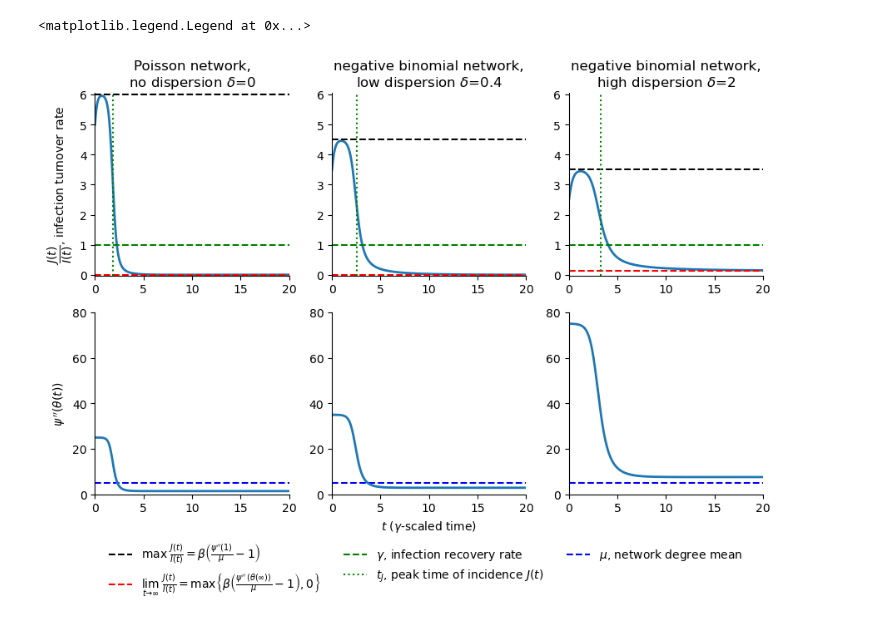
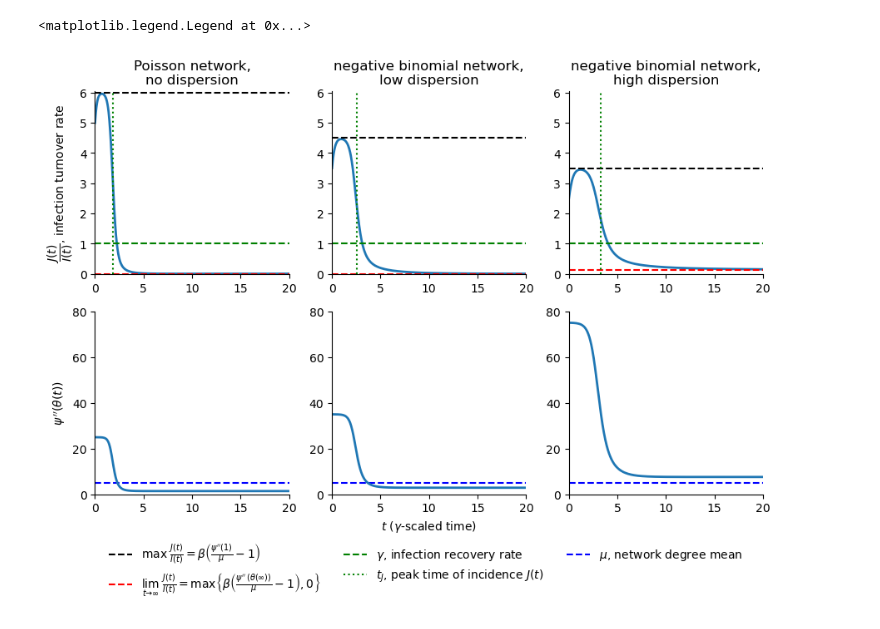
Before and after one commit to freedmanari/infected_degrees, a Jupyter notebook: network_epidemic.ipynb, the cells around one changed output. Cells and saved outputs as stored; diff of their text form; code cells hidden in the pictures.

```diff
--- a/network_epidemic.ipynb
+++ b/network_epidemic.ipynb
@@ -16,12 +16,11 @@ n = int(1e6)
 init = 100
 i0 = init / n
 mu = 5
-delta_no_dispersion = 0
-delta_low_dispersion = .4
-delta_high_dispersion = 2
-nu_no_dispersion = mu + delta_no_dispersion * mu**2
-nu_low_dispersion = mu + delta_low_dispersion * mu**2
-nu_high_dispersion = mu + delta_high_dispersion * mu**2
+k_low_dispersion = 2.5 #dispersion parameter
+k_high_dispersion = .5 #dispersion parameter
+nu_no_dispersion = mu
+nu_low_dispersion = mu + 1/k_low_dispersion * mu**2
+nu_high_dispersion = mu + 1/k_high_dispersion * mu**2
 R0 = 3
 gamma = 1
 
@@ -1429,7 +1331,7 @@ ax[0,0].spines['top'].set_visible(False)
 ax[0,0].spines['right'].set_visible(False)
 ax[0,0].set_xlim(0,20)
 ax[0,0].set_ylim(-.02,6.05)
-ax[0,0].set_title('Poisson network,\nno dispersion '+r'$\delta$=0')
+ax[0,0].set_title('Poisson network,\nno dispersion')
 ax[0,0].set_ylabel(r'$\dfrac{J(t)}{I(t)}$, infection turnover rate')
 
 ax[1,0].axhline(y=psi(1),color='blue',linestyle='--')
@@ -1462,7 +1364,7 @@ ax[0,1].spines['top'].set_visible(False)
 ax[0,1].spines['right'].set_visible(False)
 ax[0,1].set_xlim(0,20)
 ax[0,1].set_ylim(-.02,6.05)
-ax[0,1].set_title('negative binomial network,\nlow dispersion '+r'$\delta$=0.4')
+ax[0,1].set_title('negative binomial network,\nlow dispersion')
 
 ax[1,1].axhline(y=psi(1),color='blue',linestyle='--',label='$\mu$, network degree mean')
 ax[1,1].plot(ts_ode, psi2(theta), linewidth=2)
@@ -1479,32 +1381,32 @@ initialize_high_dispersion()
 out_ode_theta_I_only = scipy.integrate.odeint(model_theta_I_only, [theta0, i0], ts_ode)
 theta = out_ode_theta_I_only[:,0]
 dtheta = -beta * theta + beta * psi(theta)/psi(1) + gamma * (1-theta)
 I = out_ode_theta_I_only[:,1]
 J = -psi(theta)*dtheta
 
 ax[0,2].plot(ts_ode, J/I, linewidth=2)
 ax[0,2].axhline(y=beta*(psi2(1)/psi(1)-1), color='black', linestyle='--')
 ax[0,2].axhline(y=max(beta*(psi2(theta[-1])/psi(1)-1), 0), color='red', linestyle='--')
 ax[0,2].axhline(y=gamma, color='green', linestyle='--')
 ax[0,2].axvline(x=ts_ode[np.argmax(J)], color='green', linestyle=':')
 ax[0,2].spines['top'].set_visible(False)
 ax[0,2].spines['right'].set_visible(False)
 ax[0,2].set_xlim(0,20)
 ax[0,2].set_ylim(-.02,6.05)
-ax[0,2].set_title('negative binomial network,\nhigh dispersion '+r'$\delta$=2')
+ax[0,2].set_title('negative binomial network,\nhigh dispersion')
 
 ax[1,2].axhline(y=psi(1),color='blue',linestyle='--')
 ax[1,2].plot(ts_ode, psi2(theta), linewidth=2)
 ax[1,2].spines['top'].set_visible(False)
 ax[1,2].spines['right'].set_visible(False)
 ax[1,2].set_xlim(0,20)
 ax[1,2].set_ylim(0,80)
 
 plt.tight_layout()
 
 fig.legend(frameon=False, bbox_to_anchor=(.96,.03), ncols=3)
 
 # plt.savefig('figures/J_I.pdf',bbox_inches='tight')
 # %% [output]
 <matplotlib.legend.Legend at 0x...>
-[figure, old version]
+[figure, new version]
```
Also changed, not shown: parts of 12 cells of this notebook, 15 other files.
